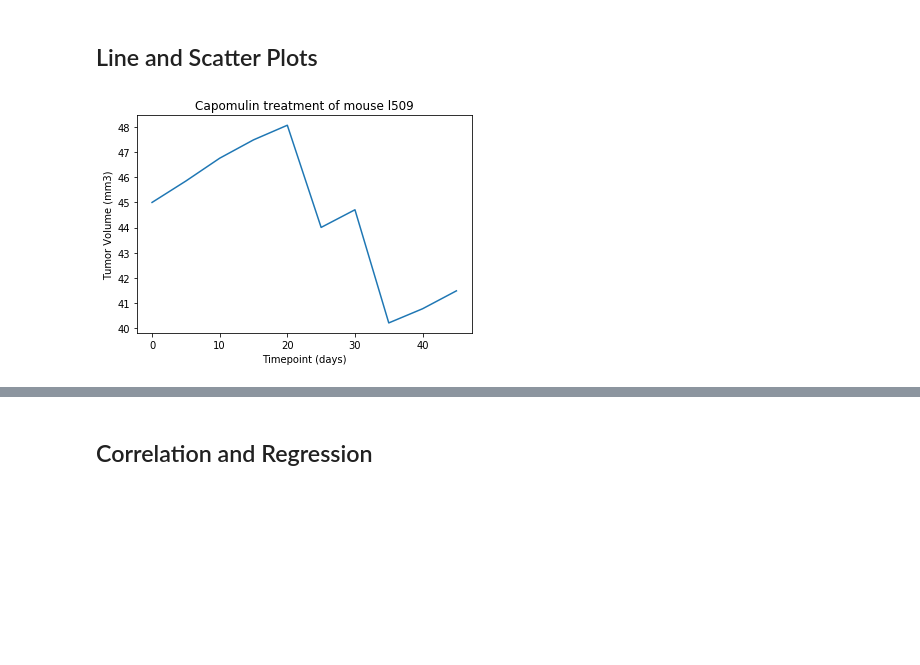
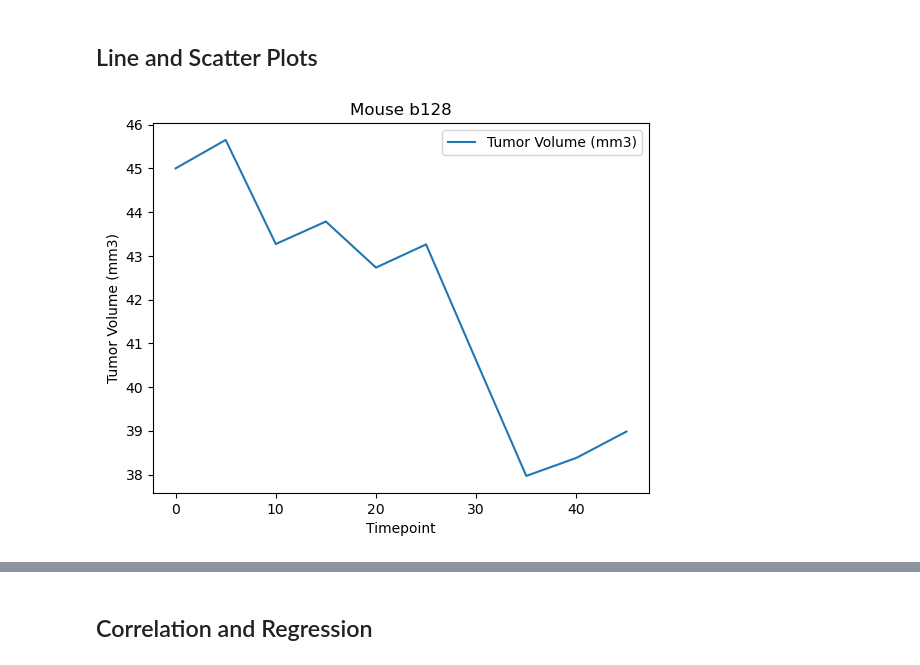
Before and after one commit to meinhardtmr/Data-Visualization-Challenge, a Jupyter notebook: Pymaceuticals/pymaceuticals.ipynb, the cells around one changed output, grey strips where cells are left out. Drawn from its saved outputs; the diff is of its cells as text; code cells hidden in the pictures; blank space fills up the shorter version.

```diff
--- a/Pymaceuticals/pymaceuticals.ipynb
+++ b/Pymaceuticals/pymaceuticals.ipynb
@@ -8,8 +30,12 @@
 # %%
 # Dependencies and Setup
+%matplotlib inline
 import matplotlib.pyplot as plt
 import pandas as pd
 import scipy.stats as st
+
+#import numpy as np
+
 
 # Study data files
 mouse_metadata_path = "data/Mouse_metadata.csv"
@@ -20,7 +46,7 @@ mouse_metadata = pd.read_csv(mouse_metadata_path)
 study_results = pd.read_csv(study_results_path)
 
 # Combine the data into a single dataset
-mouse_study_df = mouse_metadata.merge(study_results, on='Mouse ID')
+mouse_study_df = study_results.merge(mouse_metadata, on='Mouse ID')
 # Display the data table for preview
 mouse_study_df.head()
 # %% [output]
@@ -230,5 +307,13 @@ Ceftamin's potential outliers: Series([], Name: Tumor Volume (mm3), dtype: float
 ## Line and Scatter Plots
 # %%
 # Generate a line plot of tumor volume vs. time point for a mouse treated with Capomulin
+cap_df = mouse_study_cdf.loc[:,['Timepoint','Tumor Volume (mm3)']] \
+                        .loc[mouse_study_cdf['Mouse ID']=='b128'].set_index('Timepoint')
+
+cap_df.plot(title='Mouse b128'
+           ,ylabel=cap_df.columns[0]
+           )
+
+plt.show()
 # %% [output]
-[figure, old version]
+[figure, new version]
```
Also changed, not shown: parts of 19 cells of this notebook, 1 other file.
